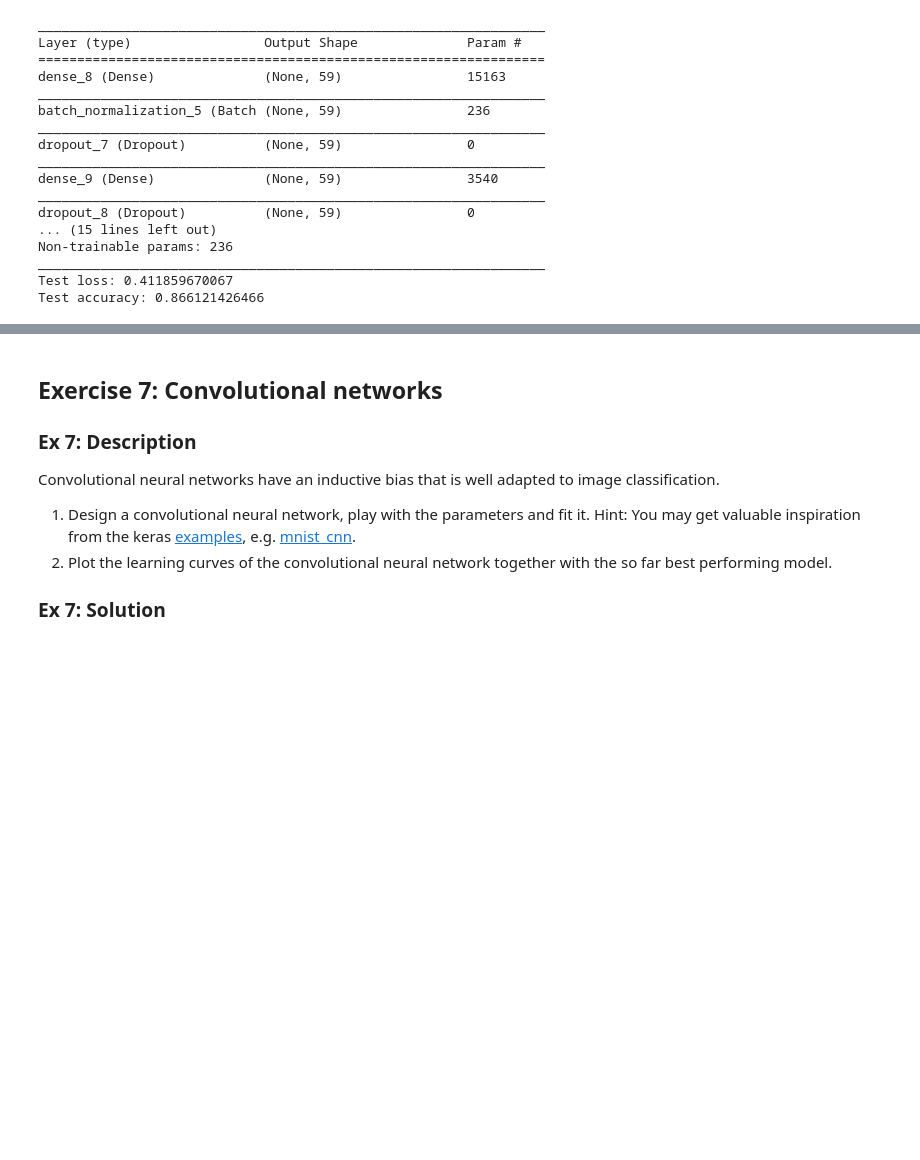
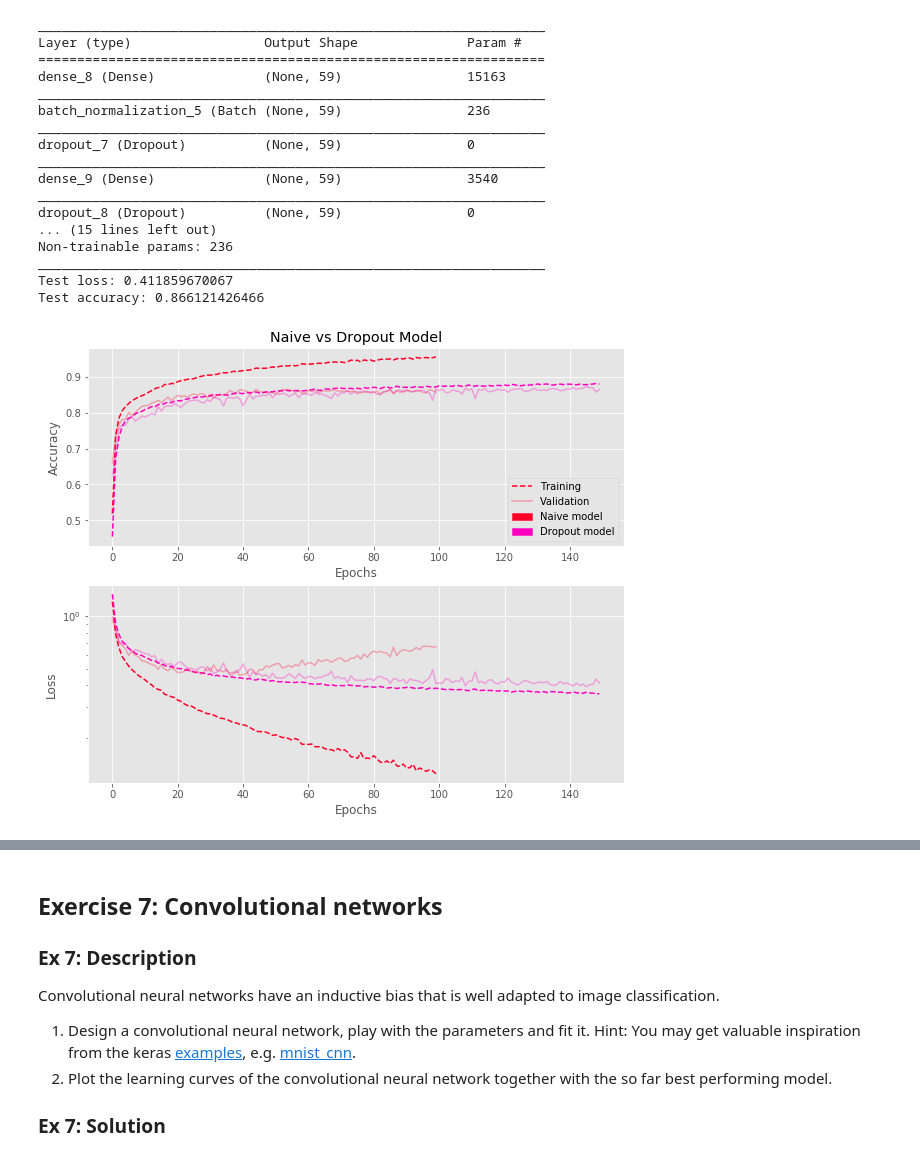
Before and after one commit to lguillain/Artificial-Neural-Networks, a Jupyter notebook: miniproject1/miniproject1.ipynb, the cells around one changed output, grey strips where cells are left out. Cells and saved outputs as stored; diff of their text form; code cells hidden in the pictures; blank space fills up the shorter version.

Commit message:
Added final plots

```diff
--- a/miniproject1/miniproject1.ipynb
+++ b/miniproject1/miniproject1.ipynb
@@ -1221,5 +1227,13 @@ apphist_4layers = AppendedHistory(history_=history_4.history)
 apphist_4layers.save('output_Leonore/ex6_4layer.txt')
+# %%
+apphist_compare = AppendedHistory(fname='output_Olesya/layers/apphist_layers_43_4.txt'\
+                              ).get_slice(40)
+apphist_compare.history['var'] = ['Naive model']
+apphist_compare.merge(AppendedHistory(fname='output_Leonore/ex6_4layer.txt'))
 # %%
 # 2. plot learning curves vs so far best performing model
+apphist_compare.plot_acc_loss('Naive vs Dropout Model', '', 'val_')
+# %% [output]
+[figure, added]
 # %%
 # 3. learning curves of two current models in a third figures
```
Also changed, not shown: parts of 10 cells of this notebook, 3 other files.
